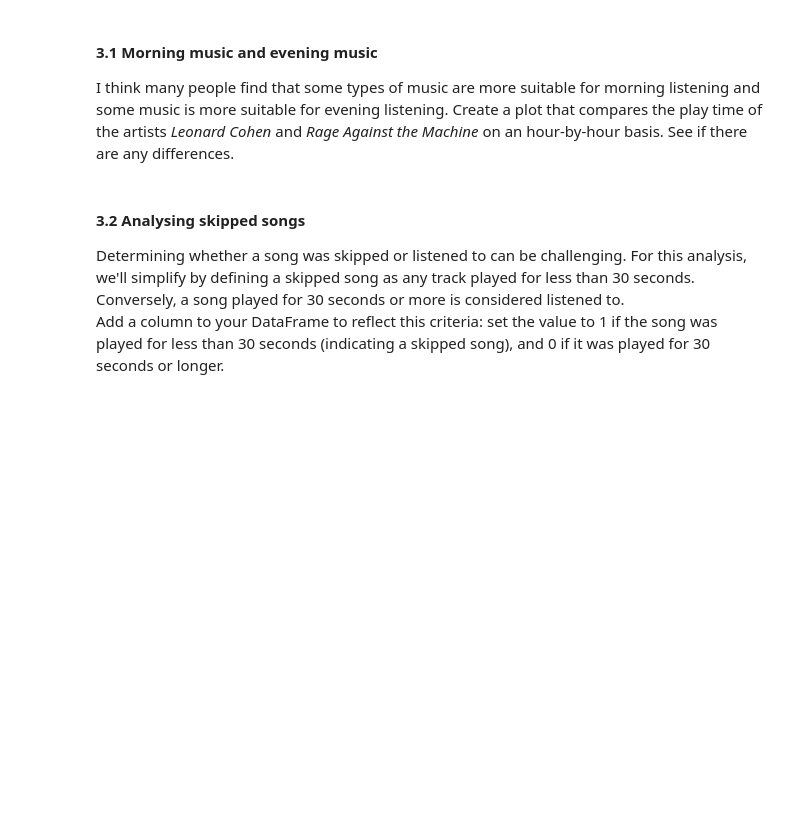
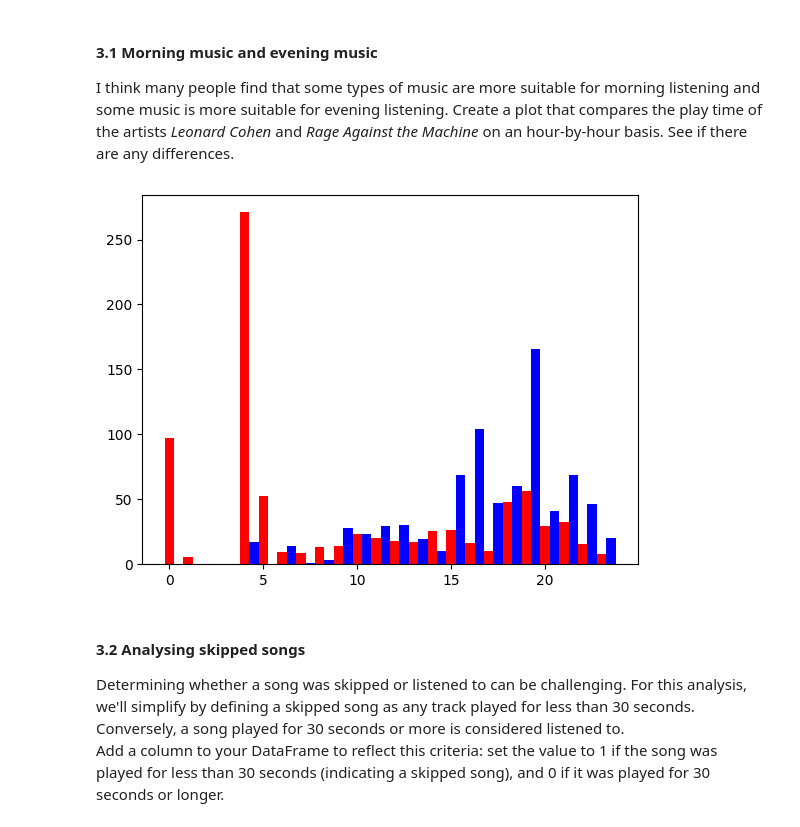
Before and after one commit to bardpedersen/DAT200, a Jupyter notebook: Assignment/Assignment_1/CA1_spotify.ipynb, the cells around one changed output. Cells and saved outputs as stored; diff of their text form; code cells hidden in the pictures; blank space fills up the shorter version.

```diff
--- a/Assignment/Assignment_1/CA1_spotify.ipynb
+++ b/Assignment/Assignment_1/CA1_spotify.ipynb
@@ -231,6 +274,17 @@ Generate a plot that displays the average amount of time that music is played fo
 # %% [markdown]
 #### 3.1 Morning music and evening music
 I think many people find that some types of music are more suitable for morning listening and some music is more suitable for evening listening. Create a plot that compares the play time of the artists *Leonard Cohen* and *Rage Against the Machine* on an hour-by-hour basis. See if there are any differences.
+# %%
+leonard = df[df['artistName'] == 'Leonard Cohen']
+leonard = leonard['secPlayed'].groupby(leonard['hour']).mean()
+plt.bar(leonard.index, leonard.values, 0.5, color='red')
+
+rage = df[df['artistName'] == 'Rage Against The Machine']
+rage = rage['secPlayed'].groupby(rage['hour']).mean()
+plt.bar(rage.index + 0.5, rage.values, 0.5 ,color='blue')
+plt.show()
+# %% [output]
+[figure, added]
 # %% [markdown]
 #### 3.2 Analysing skipped songs
 Determining whether a song was skipped or listened to can be challenging. For this analysis, we'll simplify by defining a skipped song as any track played for less than 30 seconds. Conversely, a song played for 30 seconds or more is considered listened to. \
```
Also changed, not shown: parts of 19 cells of this notebook.
